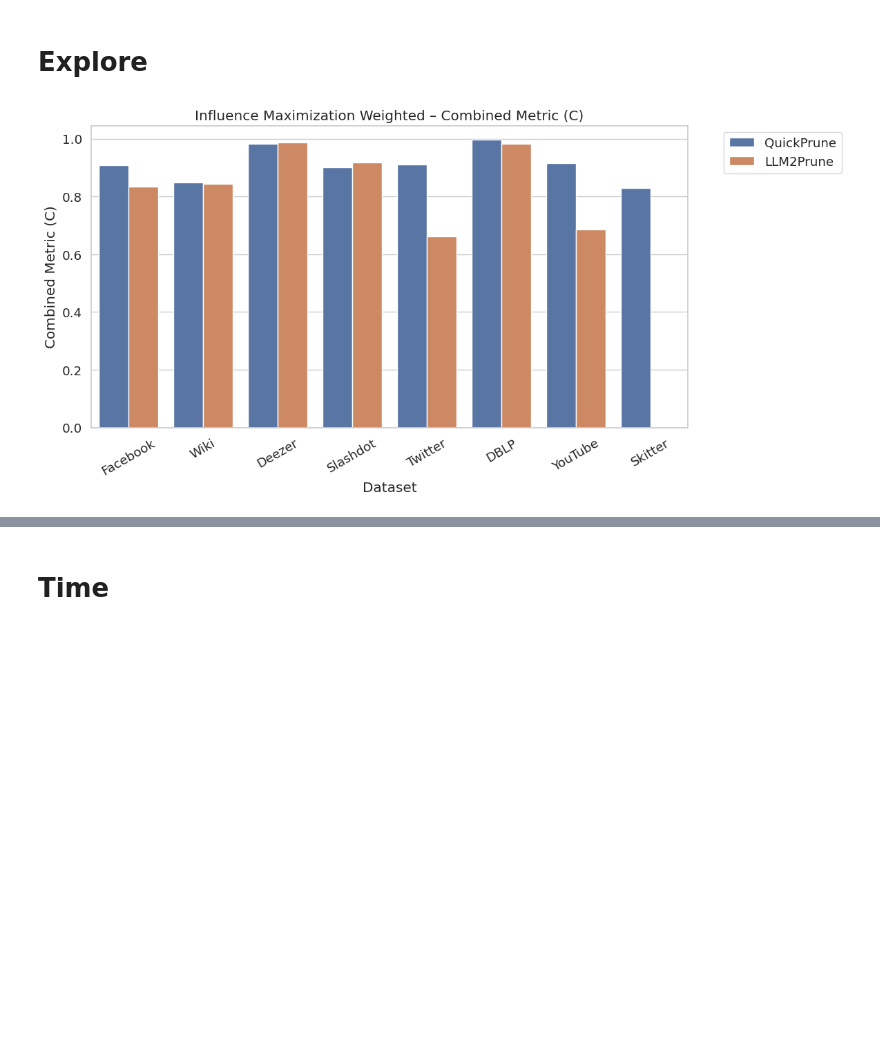
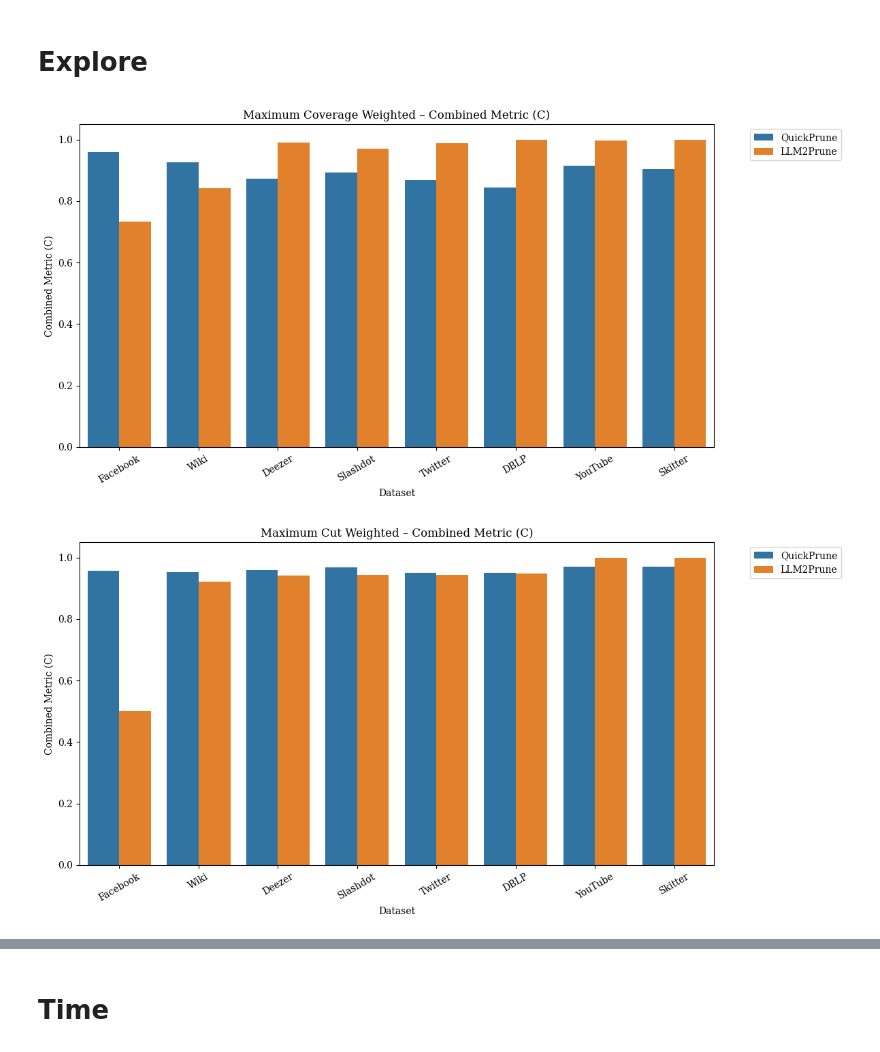
Before and after one commit to ankurnath/LLM_Pruning, a Jupyter notebook: Analyis.ipynb, the cells around one changed output, grey strips where cells are left out. Drawn from its saved outputs; the diff is of its cells as text; code cells hidden in the pictures; blank space fills up the shorter version.

```diff
--- a/Analyis.ipynb
+++ b/Analyis.ipynb
@@ -11,9 +11,10 @@ mpl.rcParams['ps.fonttype'] = 42
 mpl.rcParams['svg.fonttype'] = 'none'
 
 # Use built-in mathtext Computer Modern
-mpl.rcParams['text.usetex'] = False        # don't call external LaTeX
-mpl.rcParams['mathtext.fontset'] = 'cm'    # Computer Modern for math
-mpl.rcParams['font.family'] = 'DejaVu Serif'  # fallback serif font
+mpl.rcParams['text.usetex'] = False
+mpl.rcParams['mathtext.fontset'] = 'cm'     # Computer Modern for math
+mpl.rcParams['font.family'] = 'serif'       # Serif text
+mpl.rcParams['font.serif'] = ['DejaVu Serif']  # fallback text font
 # %% [markdown]
 # Explore
 # %%
@@ -311,33 +312,34 @@ for problem in [
                 "P_g": round(size, 4),
                 "C": round(combined, 4)
             }
         except Exception as e:
             pass
 
 def plot_algo_comparison(data_dict, problems, algos_to_plot, figsize=(12, 6)):
     for problem in problems:
         rows = []
         for algo, datasets in data_dict[problem].items():
             for dataset, vals in datasets.items():
                 if vals["C"] is not None:
                     rows.append({"Algorithm": algo, "Dataset": dataset, "C": vals["C"]})
         df = pd.DataFrame(rows)
         df_sub = df[df["Algorithm"].isin(algos_to_plot)]
         plt.figure(figsize=figsize)
         sns.barplot(data=df_sub, x="Dataset", y="C", hue="Algorithm")
         plt.title(f"{problem} – Combined Metric (C)")
         plt.ylabel("Combined Metric (C)")
         plt.xticks(rotation=30)
         plt.legend(bbox_to_anchor=(1.05, 1), loc="upper left")
         plt.tight_layout()
         plt.show()
 
 
 plot_algo_comparison (data_dict= data_dict, problems = [
-                                        # 'Maximum Coverage',
-                                        # 'Maximum Cut',
+                                        'Maximum Coverage Weighted',
+                                        'Maximum Cut Weighted',
                                         'Influence Maximization Weighted',
                                         ],
                       algos_to_plot=["LLM2Prune", "QuickPrune"])
 # %% [output]
-[figure, old version]
+[figure, new version]
+[figure, added]
```
Also changed, not shown: parts of 17 cells of this notebook, 58 other files.
